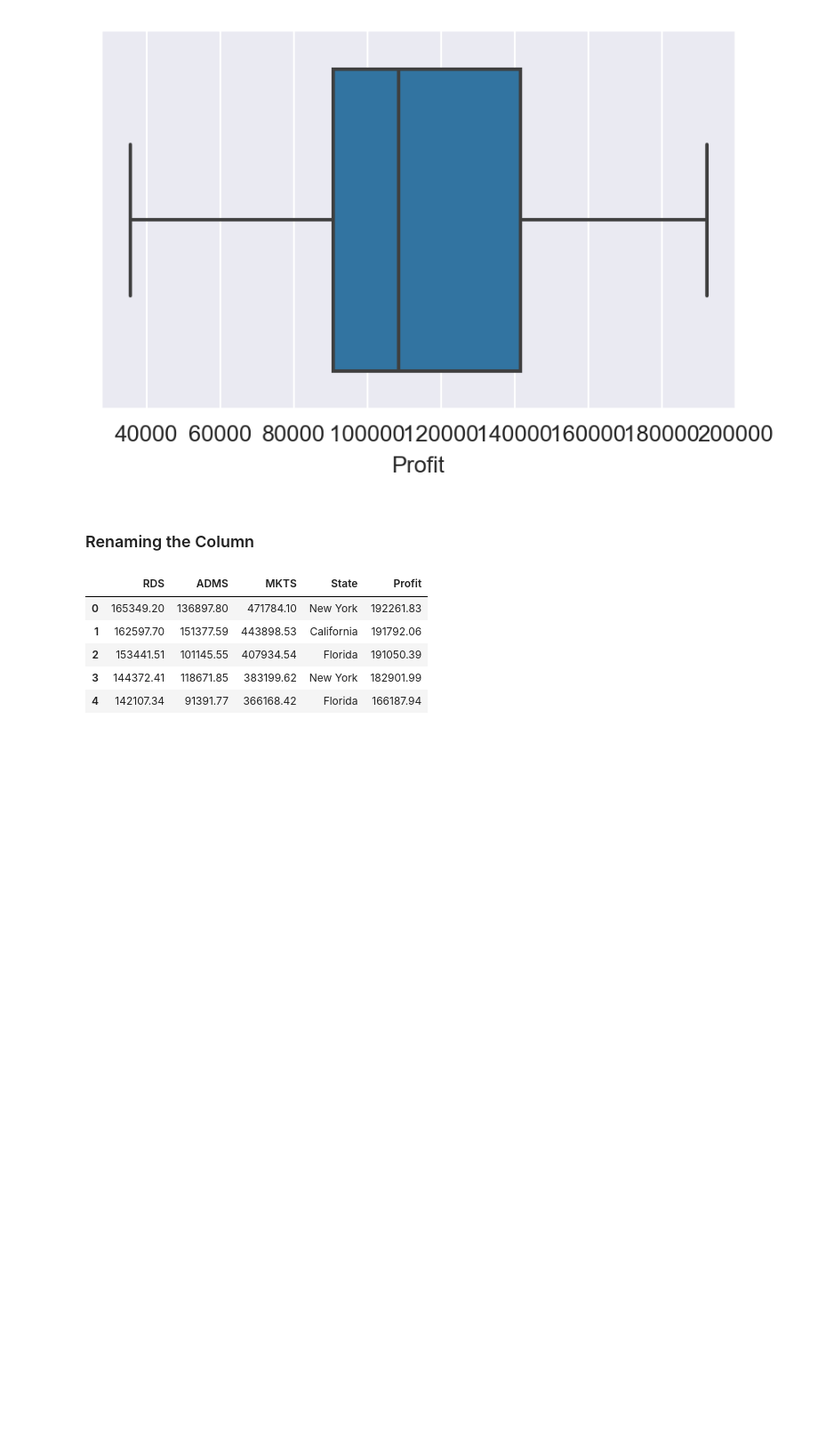
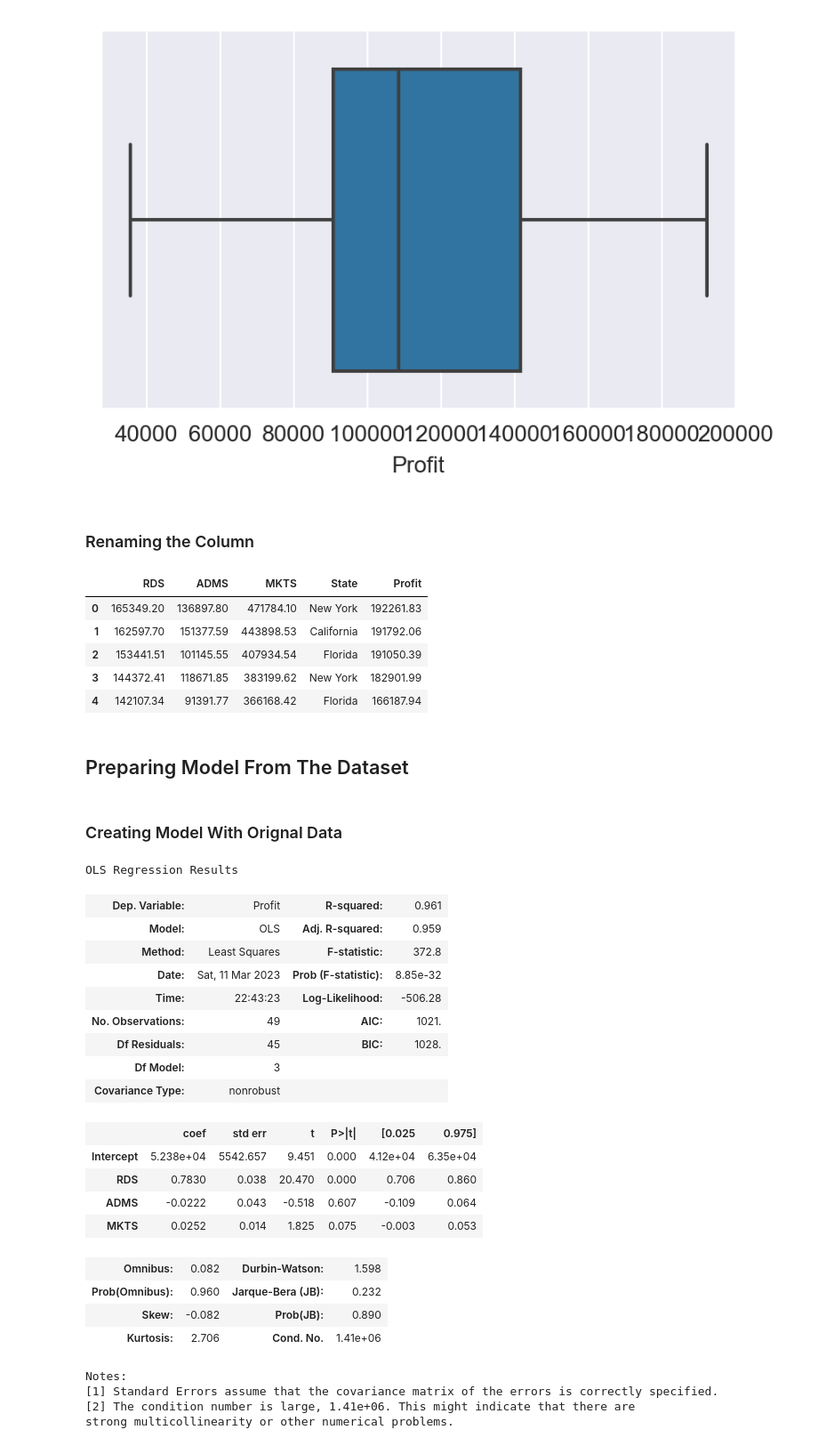
Before and after one commit to kunal-mallick/Data-Science-Assignments, a Jupyter notebook: Assignment_05_Multi Linear Regression/Code/Q1_50_startups.ipynb, the cells around one changed output. Shown at 89% size. Saved outputs shown, nothing was run; the diff lists cells and outputs as text; code cells hidden in the pictures; blank space fills up the shorter version.

Commit message:
completed model preparation

```diff
--- a/Assignment_05_Multi Linear Regression/Code/Q1_50_startups.ipynb
+++ b/Assignment_05_Multi Linear Regression/Code/Q1_50_startups.ipynb
@@ -175,3 +173,35 @@ st.head()
 | 2 | 153441.51 | 101145.55 | 407934.54 | Florida | 191050.39 |
 | 3 | 144372.41 | 118671.85 | 383199.62 | New York | 182901.99 |
 | 4 | 142107.34 | 91391.77 | 366168.42 | Florida | 166187.94 |
+# %% [markdown]
+## Preparing Model From The Dataset
+# %% [markdown]
+### Creating Model With Orignal Data
+# %%
+org_model = smf.ols('Profit~RDS+ADMS+MKTS',data=st).fit()
+
+org_model.summary()
+# %% [output]
+OLS Regression Results
+| Dep. Variable: | Profit | R-squared: | 0.961 |
+| Model: | OLS | Adj. R-squared: | 0.959 |
+| Method: | Least Squares | F-statistic: | 372.8 |
+| Date: | Sat, 11 Mar 2023 | Prob (F-statistic): | 8.85e-32 |
+| Time: | 22:43:23 | Log-Likelihood: | -506.28 |
+| No. Observations: | 49 | AIC: | 1021. |
+| Df Residuals: | 45 | BIC: | 1028. |
+| Df Model: | 3 |  |  |
+| Covariance Type: | nonrobust |  |  |
+|  | coef | std err | t | P>|t| | [0.025 | 0.975] |
+| Intercept | 5.238e+04 | 5542.657 | 9.451 | 0.000 | 4.12e+04 | 6.35e+04 |
+| RDS | 0.7830 | 0.038 | 20.470 | 0.000 | 0.706 | 0.860 |
+| ADMS | -0.0222 | 0.043 | -0.518 | 0.607 | -0.109 | 0.064 |
+| MKTS | 0.0252 | 0.014 | 1.825 | 0.075 | -0.003 | 0.053 |
+| Omnibus: | 0.082 | Durbin-Watson: | 1.598 |
+| Prob(Omnibus): | 0.960 | Jarque-Bera (JB): | 0.232 |
+| Skew: | -0.082 | Prob(JB): | 0.890 |
+| Kurtosis: | 2.706 | Cond. No. | 1.41e+06 |
+Notes:
+[1] Standard Errors assume that the covariance matrix of the errors is correctly specified.
+[2] The condition number is large, 1.41e+06. This might indicate that there are
+strong multicollinearity or other numerical problems.
```
Also changed, not shown: parts of 9 cells of this notebook, 1 other file.
